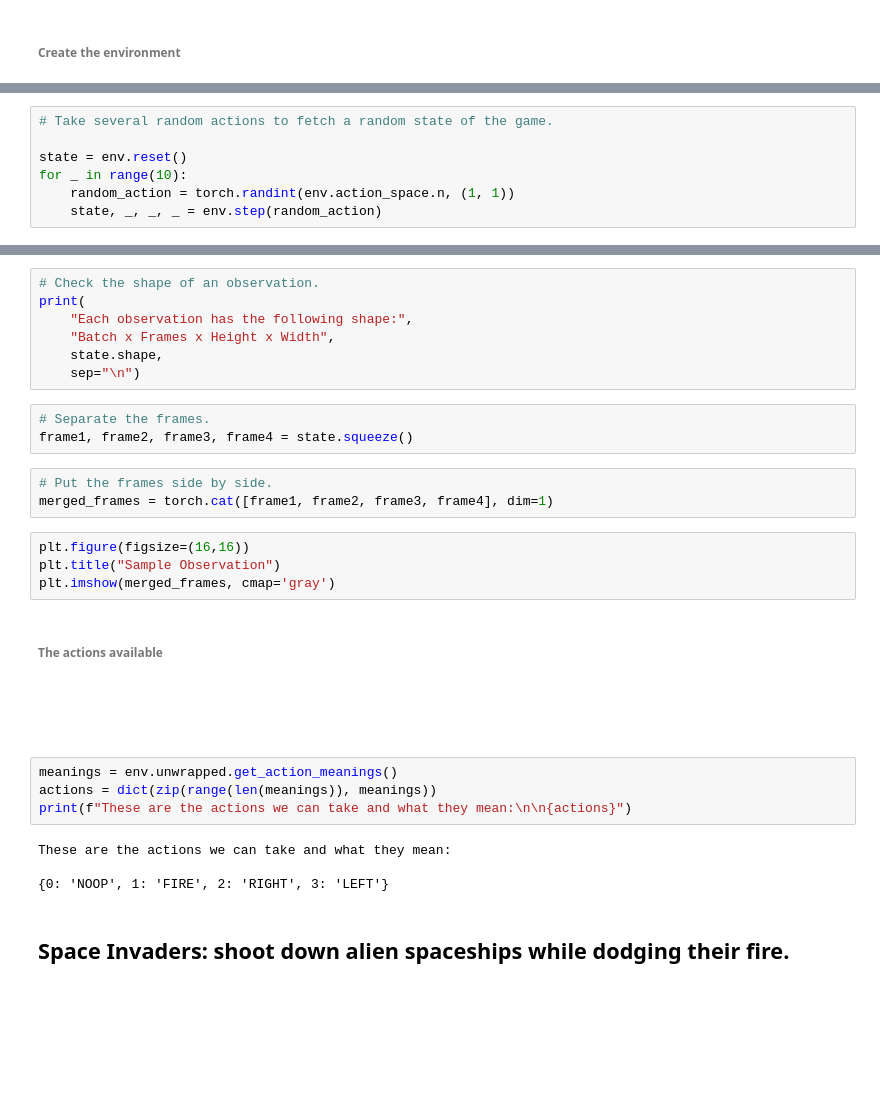
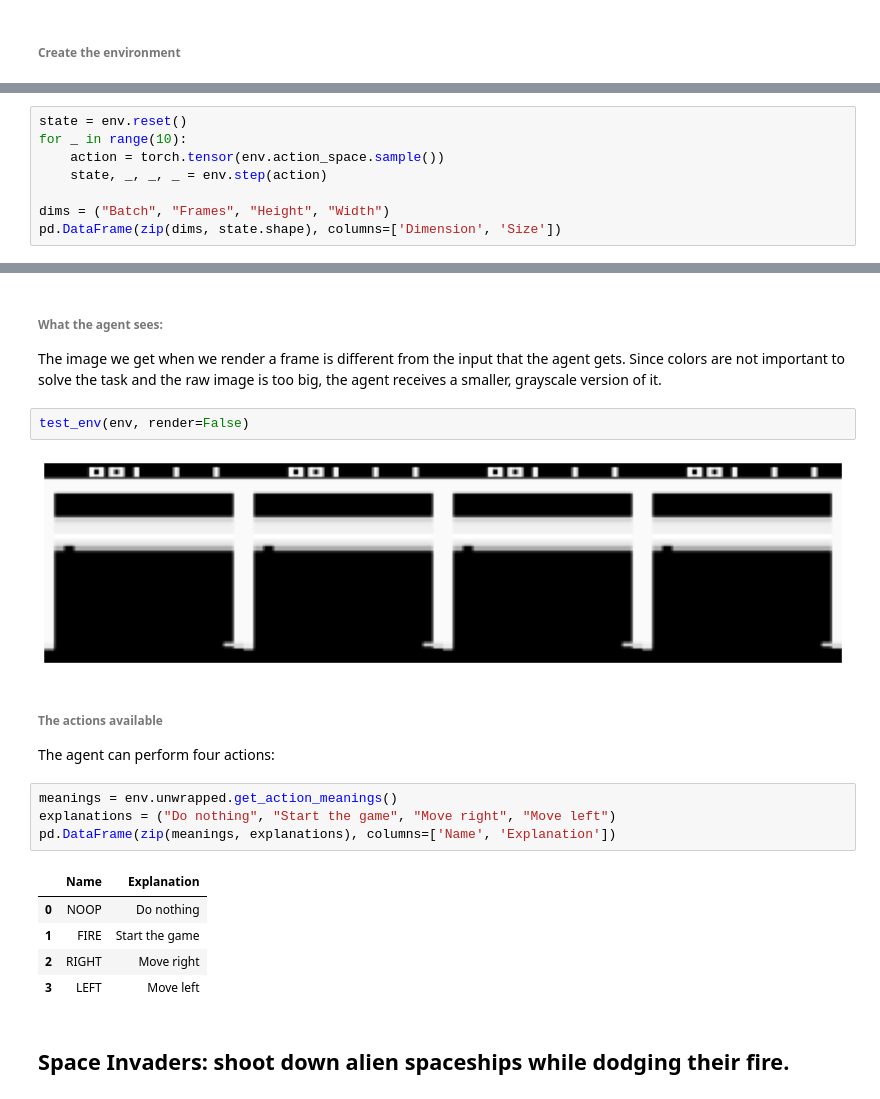
Before and after one commit to escape-velocity-labs/evrl, a Jupyter notebook: notebooks/Atari_Introduction.ipynb, the cells around one changed output, grey strips where cells are left out. Drawn from its saved outputs; the diff is of its cells as text; blank space fills up the shorter version.

```diff
--- a/notebooks/Atari_Introduction.ipynb
+++ b/notebooks/Atari_Introduction.ipynb
@@ -105,7 +123,8 @@ env.close()
 # %%
-# Take several random actions to fetch a random state of the game.
-
 state = env.reset()
 for _ in range(10):
-    random_action = torch.randint(env.action_space.n, (1, 1))
-    state, _, _, _ = env.step(random_action)
+    action = torch.tensor(env.action_space.sample())
+    state, _, _, _ = env.step(action)
+
+dims = ("Batch", "Frames", "Height", "Width")
+pd.DataFrame(zip(dims, state.shape), columns=['Dimension', 'Size'])
@@ -112,31 +137,24 @@ for _ in range(10):
-# %%
-# Check the shape of an observation.
-print(
-    "Each observation has the following shape:",
-    "Batch x Frames x Height x Width",
-    state.shape,
-    sep="\n")
-# %%
-# Separate the frames.
-frame1, frame2, frame3, frame4 = state.squeeze()
-# %%
-# Put the frames side by side.
-merged_frames = torch.cat([frame1, frame2, frame3, frame4], dim=1)
-# %%
-plt.figure(figsize=(16,16))
-plt.title("Sample Observation")
-plt.imshow(merged_frames, cmap='gray')
+# %% [markdown]
+###### What the agent sees:
+
+The image we get when we render a frame is different from the input that the agent gets. Since colors are not important to solve the task and the raw image is too big, the agent receives a smaller, grayscale version of it.
+# %%
+test_env(env, render=False)
+# %% [output]
+[figure, added]
 # %% [markdown]
 ###### The actions available
 
-<br><br><br>
+The agent can perform four actions:
-# %%
-meanings = env.unwrapped.get_action_meanings()
-actions = dict(zip(range(len(meanings)), meanings))
-print(f"These are the actions we can take and what they mean:\n\n{actions}")
-# %% [output]
-These are the actions we can take and what they mean:
-
-{0: 'NOOP', 1: 'FIRE', 2: 'RIGHT', 3: 'LEFT'}
+# %%
+meanings = env.unwrapped.get_action_meanings()
+explanations = ("Do nothing", "Start the game", "Move right", "Move left")
+pd.DataFrame(zip(meanings, explanations), columns=['Name', 'Explanation'])
+# %% [output]
+|  | Name | Explanation |
+| 0 | NOOP | Do nothing |
+| 1 | FIRE | Start the game |
+| 2 | RIGHT | Move right |
+| 3 | LEFT | Move left |
 # %% [markdown]
 ## Space Invaders: shoot down alien spaceships while dodging their fire.
```
Also changed, not shown: parts of 24 cells of this notebook.
